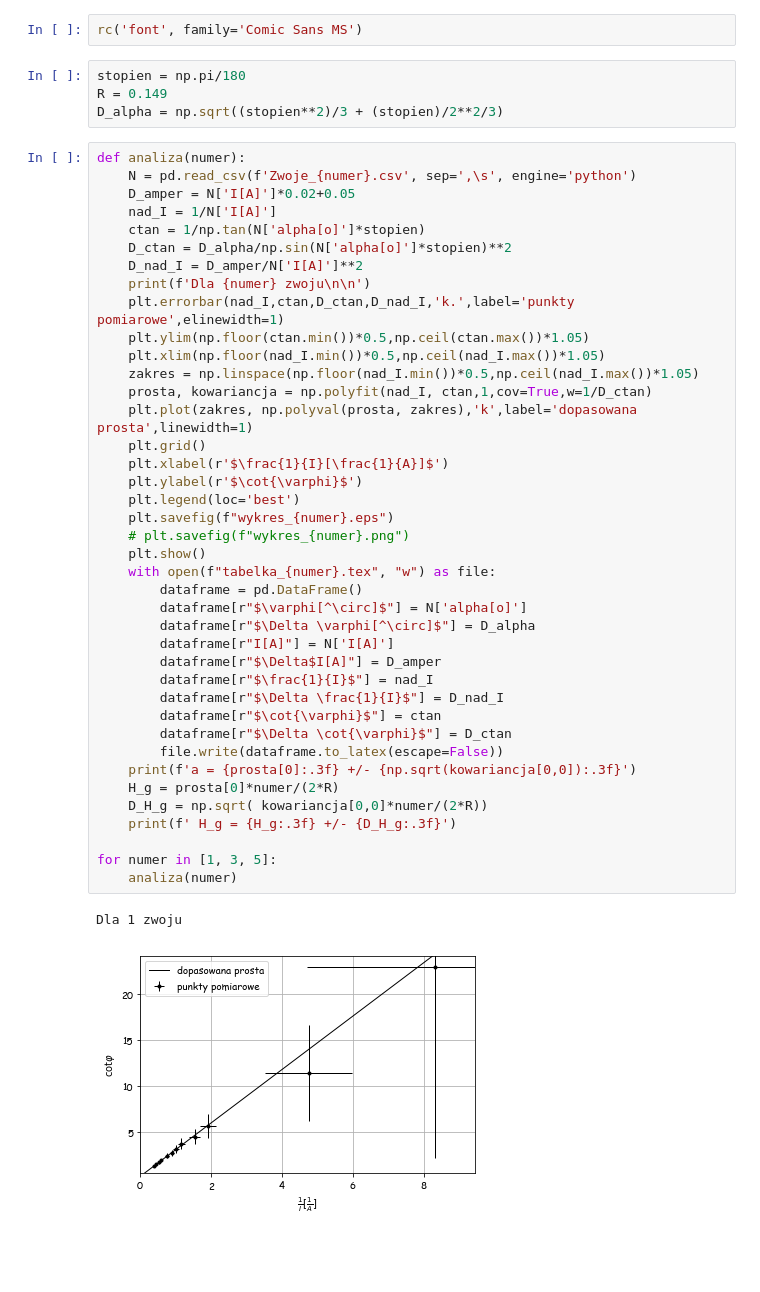
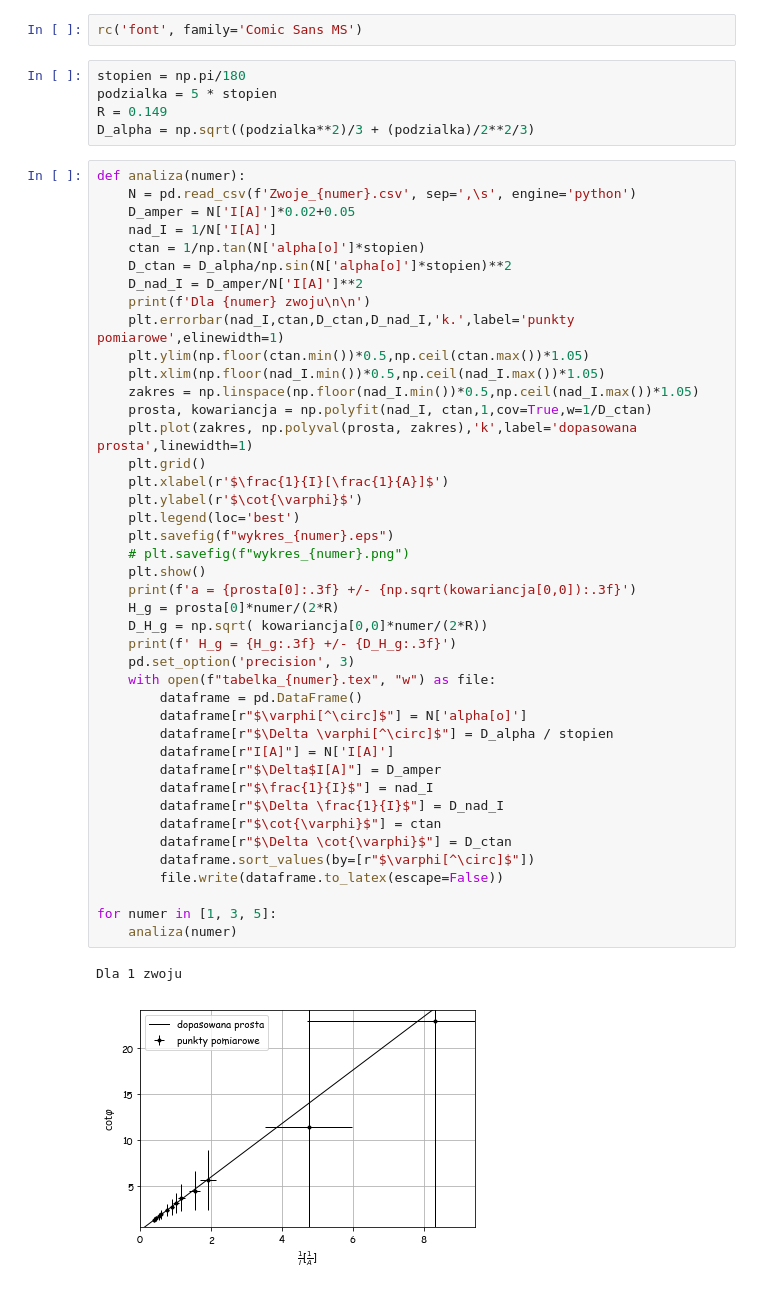
Before and after one commit to MarikinPaulina/LabFiz1, a Jupyter notebook: 09-46-Busola/Busola.ipynb, the cells around one changed output. Saved outputs shown, nothing was run; the diff lists cells and outputs as text; blank space fills up the shorter version.

```diff
--- a/09-46-Busola/Busola.ipynb
+++ b/09-46-Busola/Busola.ipynb
@@ -8,8 +8,9 @@ from matplotlib import rc
 rc('font', family='Comic Sans MS')
 # %%
 stopien = np.pi/180
+podzialka = 5 * stopien
 R = 0.149
-D_alpha = np.sqrt((stopien**2)/3 + (stopien)/2**2/3)
+D_alpha = np.sqrt((podzialka**2)/3 + (podzialka)/2**2/3)
 # %%
 def analiza(numer):
     N = pd.read_csv(f'Zwoje_{numer}.csv', sep=',\s', engine='python')
@@ -20,39 +21,41 @@ def analiza(numer):
     D_nad_I = D_amper/N['I[A]']**2
     print(f'Dla {numer} zwoju\n\n')
     plt.errorbar(nad_I,ctan,D_ctan,D_nad_I,'k.',label='punkty pomiarowe',elinewidth=1)
     plt.ylim(np.floor(ctan.min())*0.5,np.ceil(ctan.max())*1.05)
     plt.xlim(np.floor(nad_I.min())*0.5,np.ceil(nad_I.max())*1.05)
     zakres = np.linspace(np.floor(nad_I.min())*0.5,np.ceil(nad_I.max())*1.05)
     prosta, kowariancja = np.polyfit(nad_I, ctan,1,cov=True,w=1/D_ctan)
     plt.plot(zakres, np.polyval(prosta, zakres),'k',label='dopasowana prosta',linewidth=1)
     plt.grid()
     plt.xlabel(r'$\frac{1}{I}[\frac{1}{A}]$')
     plt.ylabel(r'$\cot{\varphi}$')
     plt.legend(loc='best')
     plt.savefig(f"wykres_{numer}.eps")
     # plt.savefig(f"wykres_{numer}.png")
     plt.show()
+    print(f'a = {prosta[0]:.3f} +/- {np.sqrt(kowariancja[0,0]):.3f}')
+    H_g = prosta[0]*numer/(2*R)
+    D_H_g = np.sqrt( kowariancja[0,0]*numer/(2*R))
+    print(f' H_g = {H_g:.3f} +/- {D_H_g:.3f}')
+    pd.set_option('precision', 3)
     with open(f"tabelka_{numer}.tex", "w") as file:
         dataframe = pd.DataFrame()
         dataframe[r"$\varphi[^\circ]$"] = N['alpha[o]']
-        dataframe[r"$\Delta \varphi[^\circ]$"] = D_alpha
+        dataframe[r"$\Delta \varphi[^\circ]$"] = D_alpha / stopien
         dataframe[r"I[A]"] = N['I[A]']
         dataframe[r"$\Delta$I[A]"] = D_amper
         dataframe[r"$\frac{1}{I}$"] = nad_I
         dataframe[r"$\Delta \frac{1}{I}$"] = D_nad_I
         dataframe[r"$\cot{\varphi}$"] = ctan
         dataframe[r"$\Delta \cot{\varphi}$"] = D_ctan
+        dataframe.sort_values(by=[r"$\varphi[^\circ]$"])
         file.write(dataframe.to_latex(escape=False))
-    print(f'a = {prosta[0]:.3f} +/- {np.sqrt(kowariancja[0,0]):.3f}')
-    H_g = prosta[0]*numer/(2*R)
-    D_H_g = np.sqrt( kowariancja[0,0]*numer/(2*R))
-    print(f' H_g = {H_g:.3f} +/- {D_H_g:.3f}')
 
 for numer in [1, 3, 5]:
     analiza(numer)
 # %% [output]
 Dla 1 zwoju
-[figure, old version]
+[figure, new version]
 a = 2.904 +/- 0.074
  H_g = 9.746 +/- 0.136
 Dla 3 zwoju
```
Also changed, not shown: parts of 1 cell of this notebook, 13 other files.
